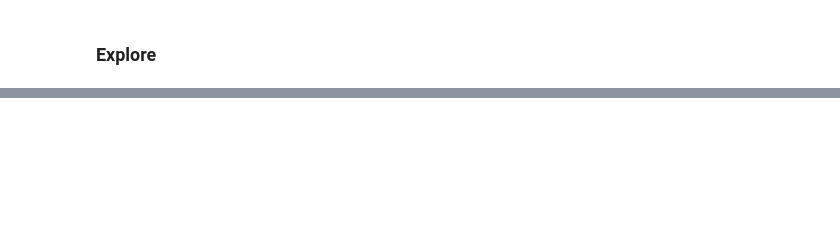
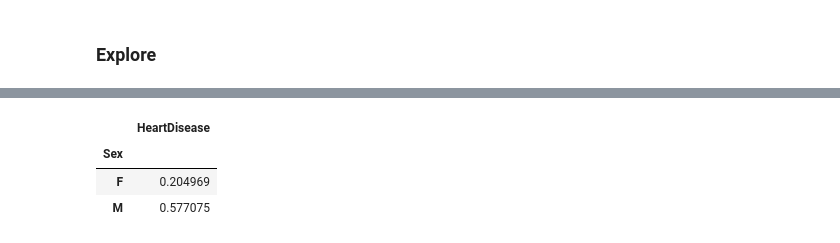
Before and after one commit to vin-olot/Projects, a Jupyter notebook: Heart Failure Prediction.ipynb, the cells around one changed output, grey strips where cells are left out. Cells and saved outputs as stored; diff of their text form; code cells hidden in the pictures; blank space fills up the shorter version.

```diff
--- a/Heart Failure Prediction.ipynb
+++ b/Heart Failure Prediction.ipynb
@@ -106,0 +153,11 @@ plt.title('Age Distribution of Patients');
+# %%
+# Create pivot table to show the mean of HeartDisease by Sex
+# and sort by HeartDisease
+sex_pivot = pd.pivot_table(df, index = "Sex",
+    values = "HeartDisease", aggfunc = np.mean).sort_values(by = "HeartDisease")
+sex_pivot
+# %% [output]
+|  | HeartDisease |
+| Sex |  |
+| F | 0.204969 |
+| M | 0.577075 |
```
Also changed, not shown: parts of 18 cells of this notebook.
